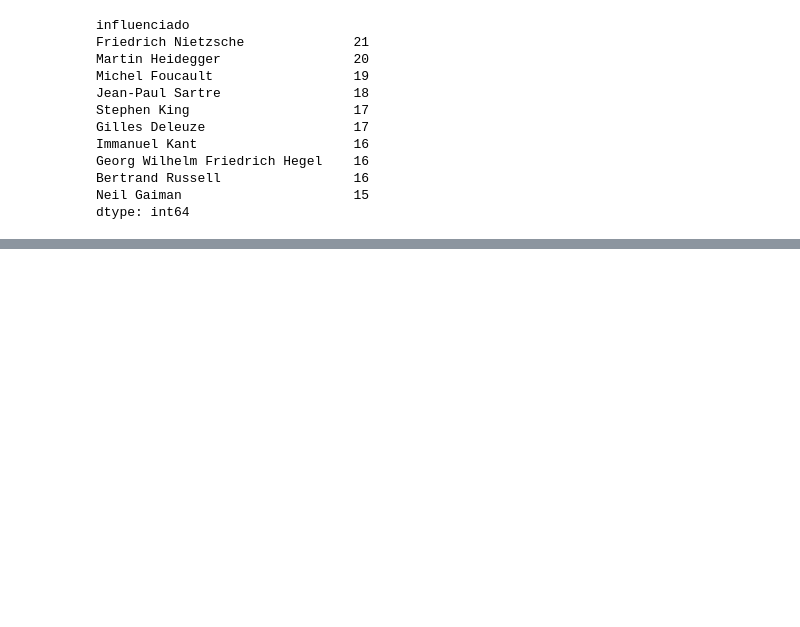
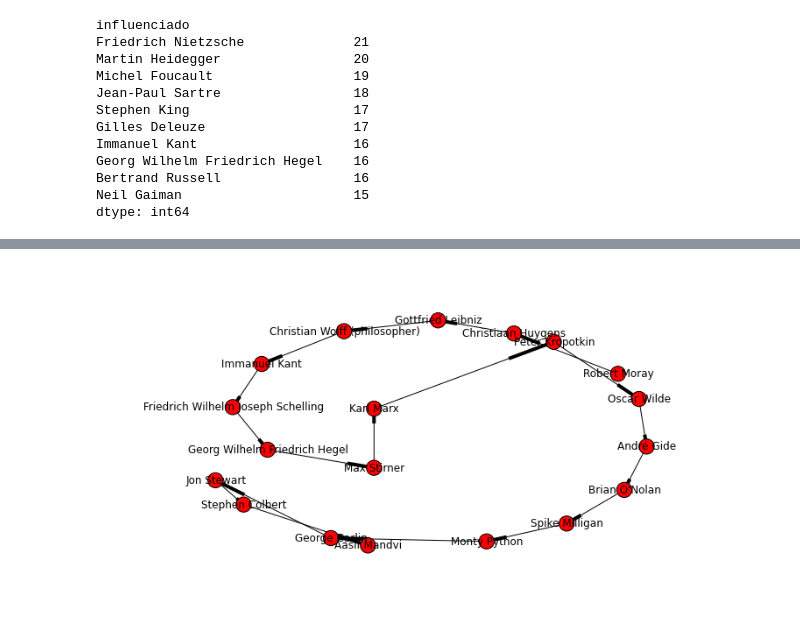
Before and after one commit to marciomacielbastos/influences, a Jupyter notebook: Influência.ipynb, the cells around one changed output, grey strips where cells are left out. Saved outputs shown, nothing was run; the diff lists cells and outputs as text; code cells hidden in the pictures; blank space fills up the shorter version.

```diff
--- a/Influência.ipynb
+++ b/Influência.ipynb
@@ -80,0 +203,7 @@ dtype: int64
+# %%
+plt.figure(figsize(10,5))
+g=nx.DiGraph()
+g.add_path(a[2])
+nx.draw(g,with_labels=True)
+# %% [output]
+[figure, added]
```
Also changed, not shown: parts of 16 cells of this notebook.
